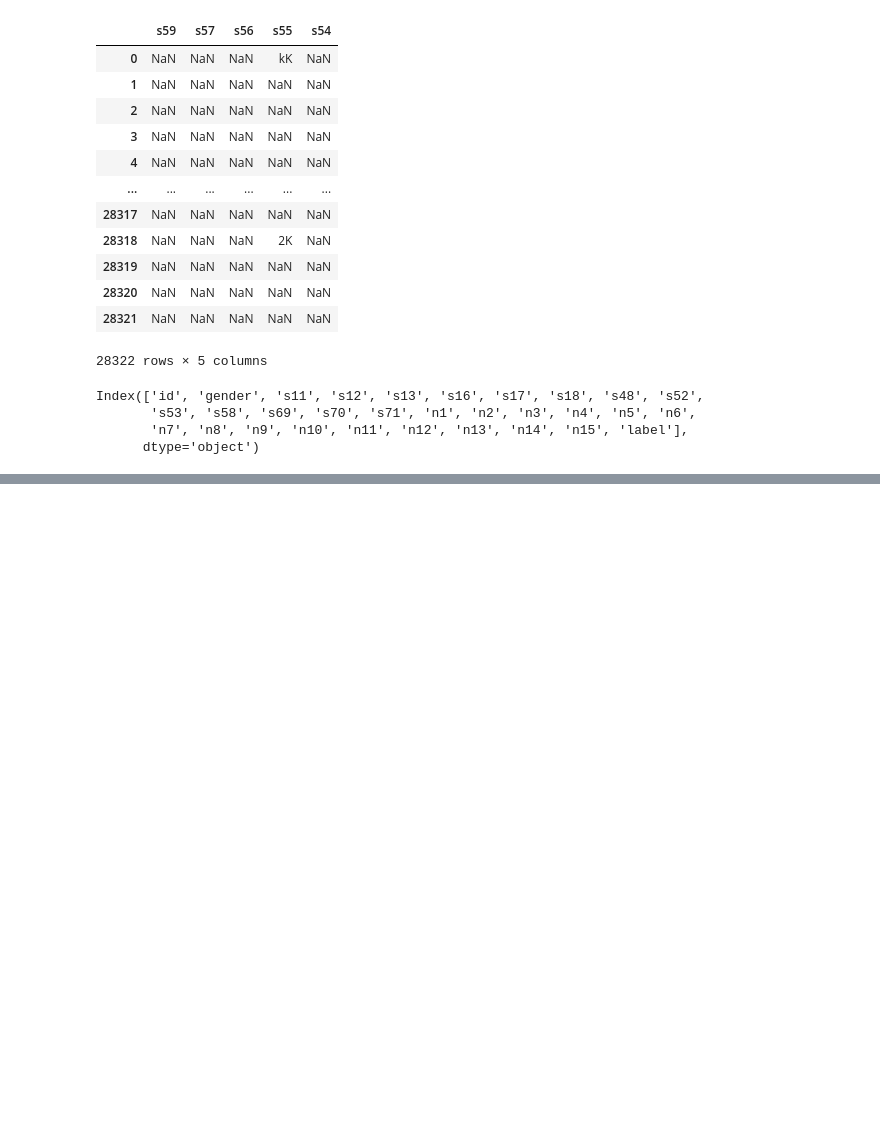
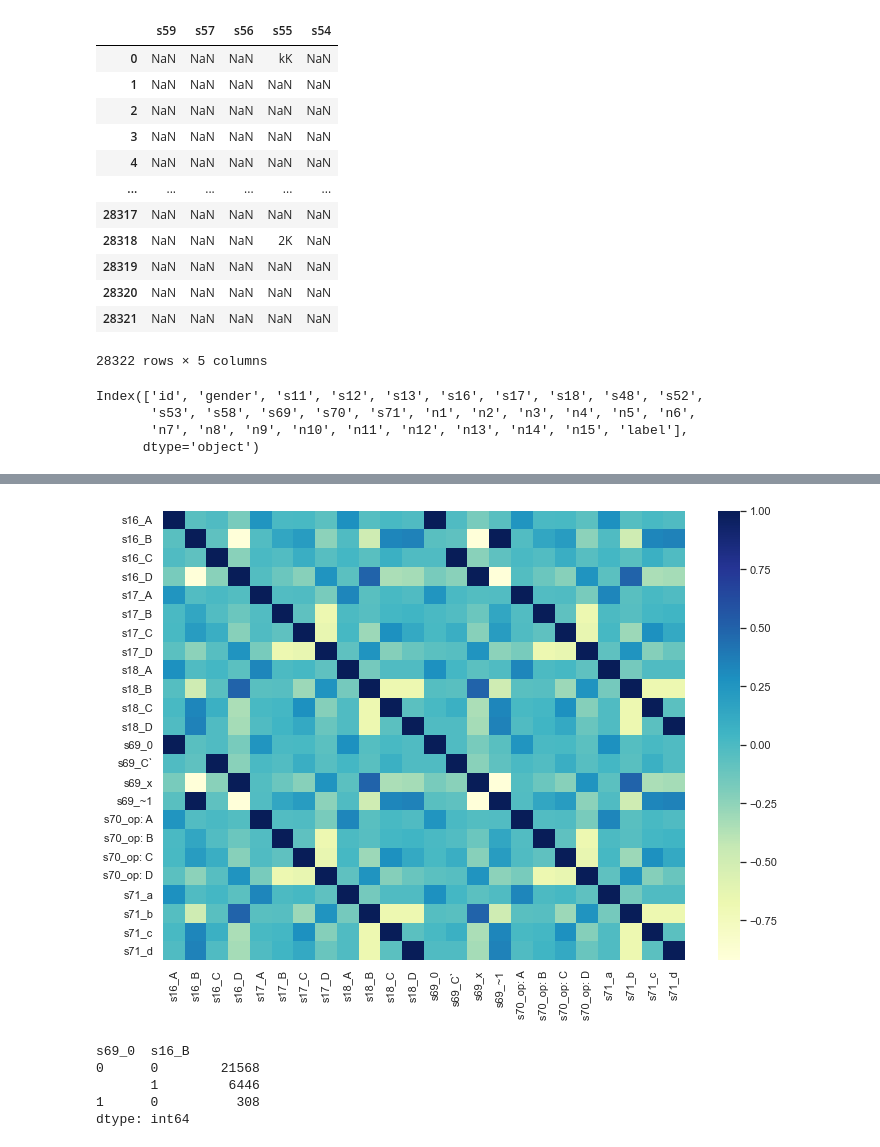
Before and after one commit to Waseq225/datathon, a Jupyter notebook: Robi.ipynb, the cells around one changed output, grey strips where cells are left out. Drawn from its saved outputs; the diff is of its cells as text; code cells hidden in the pictures; blank space fills up the shorter version.

```diff
--- a/Robi.ipynb
+++ b/Robi.ipynb
@@ -135,10 +138,13 @@ Index(['id', 'gender', 's11', 's12', 's13', 's16', 's17', 's18', 's48', 's52',
 # %%
-#
-toEncode = ['gender','s11','s12','s16','s17','s18', 's53','s58','s69','s70','s71']
+one_hot_encode = ['s16','s17','s18','s69','s70','s71']
+ohe_df = pd.get_dummies(df[one_hot_encode])
 
-one_hot = pd.get_dummies(df[toEncode])
-# Drop column B as it is now encoded
-df = df.drop(columns=toEncode,axis = 1)
+# Drop column each of the original columns in the original database
+# as they are now encoded
+df = df.drop(columns=one_hot_encode, axis = 1)
+
 # Join the encoded df
-df = df.join(one_hot)
-df.to_csv('hot_encoded.csv')
+df = df.join(ohe_df)
+# %%
+df=df[[c for c in df if c not in ['label']]
+       + ['label']]
@@ -144,0 +171,24 @@ df.to_csv('hot_encoded.csv')
+# %%
+df_ohe= df[['s16_A', 's16_B', 's16_C', 's16_D', 's17_A',
+       's17_B', 's17_C', 's17_D', 's18_A', 's18_B', 's18_C', 's18_D', 's69_0',
+       's69_C`', 's69_x', 's69_~1', 's70_op: A', 's70_op: B', 's70_op: C',
+       's70_op: D', 's71_a', 's71_b', 's71_c', 's71_d']].corr()
+# %%
+sns.set(rc={'figure.figsize':(11.7,8.27)})
+# %%
+dataplot = sns.heatmap(df_ohe, cmap="YlGnBu")
+
+# displaying heatmap
+plt.show()
+# %% [output]
+[figure, added]
+# %%
+df[['s69_0','s16_B']].value_counts()
+df['s16_B'].value_counts()
+df['s69_0'].value_counts()
+# %% [output]
+s69_0  s16_B
+0      0        21568
+       1         6446
+1      0          308
+dtype: int64
```
Also changed, not shown: parts of 6 cells of this notebook.
